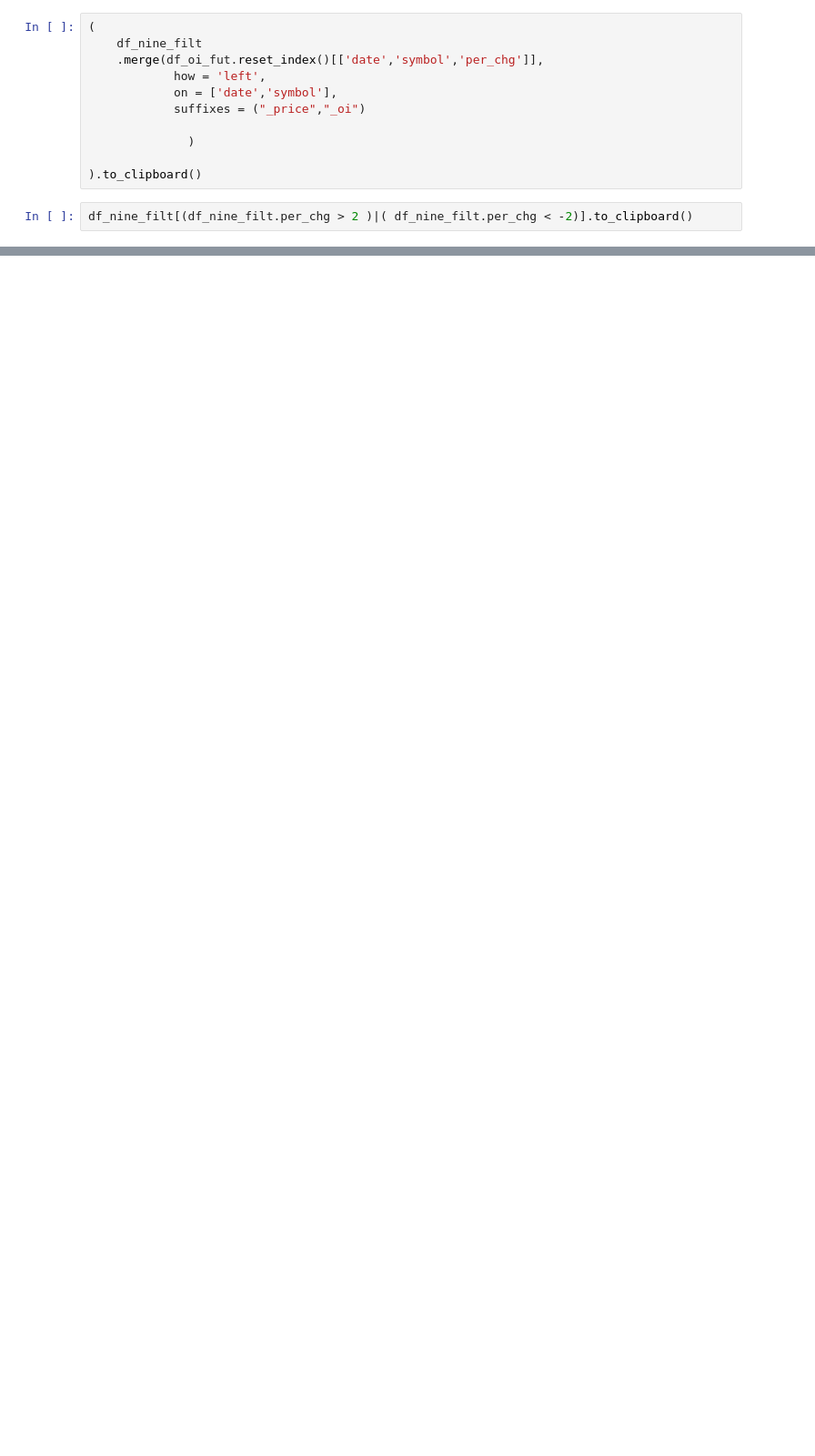
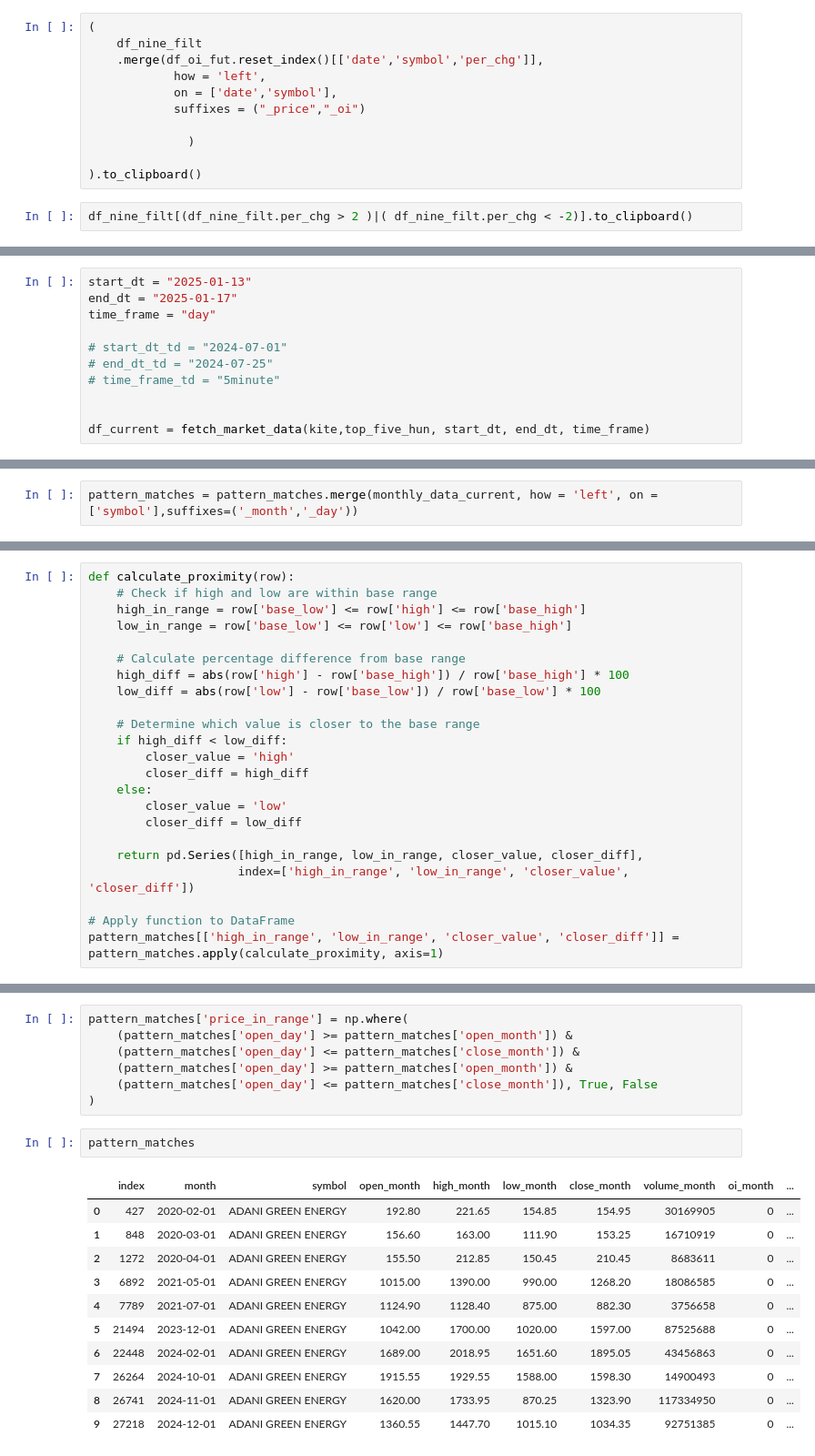
Before and after one commit to Madcodex/stock_automata, a Jupyter notebook: notebook/identify_signals.ipynb, the cells around one changed output, grey strips where cells are left out. Shown: that part at 91% size. Saved outputs shown, nothing was run; the diff lists cells and outputs as text; blank space fills up the shorter version.

```diff
--- a/notebook/identify_signals.ipynb
+++ b/notebook/identify_signals.ipynb
@@ -1168,0 +2144,11 @@ df_nine_filt[(df_nine_filt.per_chg > 2 )|( df_nine_filt.per_chg < -2)].to_clipbo
+# %%
+start_dt = "2025-01-13"
+end_dt = "2025-01-17"
+time_frame = "day"
+
+# start_dt_td = "2024-07-01"
+# end_dt_td = "2024-07-25"
+# time_frame_td = "5minute"
+
+
+df_current = fetch_market_data(kite,top_five_hun, start_dt, end_dt, time_frame)
@@ -1168,0 +2191,2 @@ df_nine_filt[(df_nine_filt.per_chg > 2 )|( df_nine_filt.per_chg < -2)].to_clipbo
+# %%
+pattern_matches = pattern_matches.merge(monthly_data_current, how = 'left', on = ['symbol'],suffixes=('_month','_day'))
@@ -1168,0 +2203,23 @@ df_nine_filt[(df_nine_filt.per_chg > 2 )|( df_nine_filt.per_chg < -2)].to_clipbo
+# %%
+def calculate_proximity(row):
+    # Check if high and low are within base range
+    high_in_range = row['base_low'] <= row['high'] <= row['base_high']
+    low_in_range = row['base_low'] <= row['low'] <= row['base_high']
+
+    # Calculate percentage difference from base range
+    high_diff = abs(row['high'] - row['base_high']) / row['base_high'] * 100
+    low_diff = abs(row['low'] - row['base_low']) / row['base_low'] * 100
+
+    # Determine which value is closer to the base range
+    if high_diff < low_diff:
+        closer_value = 'high'
+        closer_diff = high_diff
+    else:
+        closer_value = 'low'
+        closer_diff = low_diff
+
+    return pd.Series([high_in_range, low_in_range, closer_value, closer_diff],
+                     index=['high_in_range', 'low_in_range', 'closer_value', 'closer_diff'])
+
+# Apply function to DataFrame
+pattern_matches[['high_in_range', 'low_in_range', 'closer_value', 'closer_diff']] = pattern_matches.apply(calculate_proximity, axis=1)
@@ -1168,0 +2228,21 @@ df_nine_filt[(df_nine_filt.per_chg > 2 )|( df_nine_filt.per_chg < -2)].to_clipbo
+# %%
+pattern_matches['price_in_range'] = np.where(
+    (pattern_matches['open_day'] >= pattern_matches['open_month']) &
+    (pattern_matches['open_day'] <= pattern_matches['close_month']) &
+    (pattern_matches['open_day'] >= pattern_matches['open_month']) &
+    (pattern_matches['open_day'] <= pattern_matches['close_month']), True, False
+)
+# %%
+pattern_matches
+# %% [output]
+|  | index | month | symbol | open_month | high_month | low_month | close_month | volume_month | oi_month | ... |
+| 0 | 427 | 2020-02-01 | ADANI GREEN ENERGY | 192.80 | 221.65 | 154.85 | 154.95 | 30169905 | 0 | ... |
+| 1 | 848 | 2020-03-01 | ADANI GREEN ENERGY | 156.60 | 163.00 | 111.90 | 153.25 | 16710919 | 0 | ... |
+| 2 | 1272 | 2020-04-01 | ADANI GREEN ENERGY | 155.50 | 212.85 | 150.45 | 210.45 | 8683611 | 0 | ... |
+| 3 | 6892 | 2021-05-01 | ADANI GREEN ENERGY | 1015.00 | 1390.00 | 990.00 | 1268.20 | 18086585 | 0 | ... |
+| 4 | 7789 | 2021-07-01 | ADANI GREEN ENERGY | 1124.90 | 1128.40 | 875.00 | 882.30 | 3756658 | 0 | ... |
+| 5 | 21494 | 2023-12-01 | ADANI GREEN ENERGY | 1042.00 | 1700.00 | 1020.00 | 1597.00 | 87525688 | 0 | ... |
+| 6 | 22448 | 2024-02-01 | ADANI GREEN ENERGY | 1689.00 | 2018.95 | 1651.60 | 1895.05 | 43456863 | 0 | ... |
+| 7 | 26264 | 2024-10-01 | ADANI GREEN ENERGY | 1915.55 | 1929.55 | 1588.00 | 1598.30 | 14900493 | 0 | ... |
+| 8 | 26741 | 2024-11-01 | ADANI GREEN ENERGY | 1620.00 | 1733.95 | 870.25 | 1323.90 | 117334950 | 0 | ... |
+| 9 | 27218 | 2024-12-01 | ADANI GREEN ENERGY | 1360.55 | 1447.70 | 1015.10 | 1034.35 | 92751385 | 0 | ... |
```
Also changed, not shown: parts of 67 cells of this notebook.
